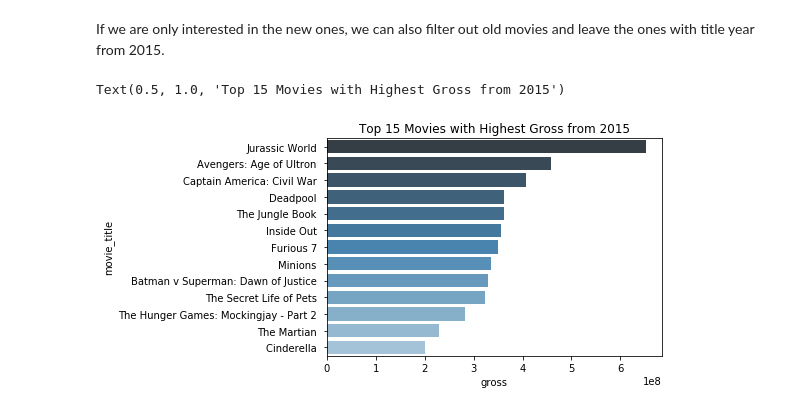
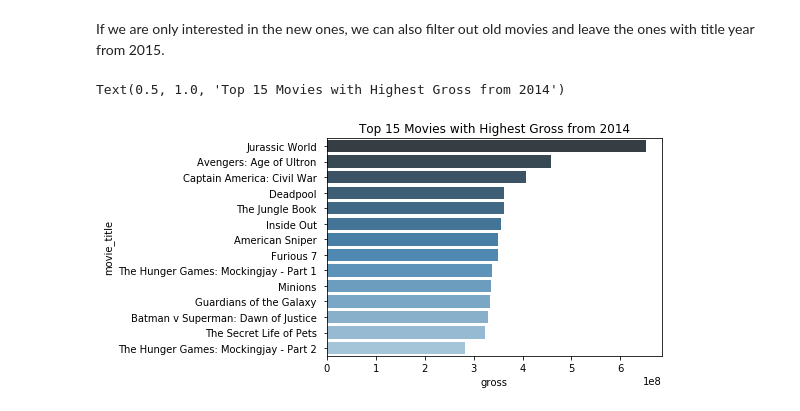
Before and after one commit to mookee233/final_tutorial, a Jupyter notebook: draft.ipynb, the cells around one changed output. Saved outputs shown, nothing was run; the diff lists cells and outputs as text; code cells hidden in the pictures.

```diff
--- a/draft.ipynb
+++ b/draft.ipynb
@@ -60,7 +66,8 @@ By accessing DataFrame.columns of the dataframe, we can get all columns, and tha
 Then we can drop columns that are not needed in our later exploration.
 # %%
 print(data.columns)
-movies = data.drop(['color', 'duration', 'movie_imdb_link'], axis=1)
+movies = data.drop(['color', 'duration', 'movie_imdb_link','director_name', 'actor_1_name', \
+    'actor_2_name', 'actor_3_name', 'aspect_ratio', 'facenumber_in_poster'], axis=1)
 movies
 # %% [output]
 Index(['color', 'director_name', 'num_critic_for_reviews', 'duration',
@@ -100,12 +109,12 @@ Text(0.5, 1.0, 'Top 15 Movies with Highest Gross')
 # %% [markdown]
 If we are only interested in the new ones, we can also filter out old movies and leave the ones with title year from 2015.
 # %%
-recent_5_years = movies[movies['title_year']>=2015]
+recent_5_years = movies[movies['title_year']>=2014]
 sort_by_gross_recent = recent_5_years.sort_values(by=['gross'], ascending=False)
 top15_recent = sort_by_gross_recent.iloc[0:15, :]
 
 top15_recent_plt = seaborn.barplot(y=top15_recent['movie_title'], x=top15_recent['gross'], palette="Blues_d")
-top15_recent_plt.set_title("Top 15 Movies with Highest Gross from 2015")
+top15_recent_plt.set_title("Top 15 Movies with Highest Gross from 2014")
 # %% [output]
-Text(0.5, 1.0, 'Top 15 Movies with Highest Gross from 2015')
+Text(0.5, 1.0, 'Top 15 Movies with Highest Gross from 2014')
-[figure, old version]
+[figure, new version]
```
Also changed, not shown: parts of 10 cells of this notebook, 1 other file.
